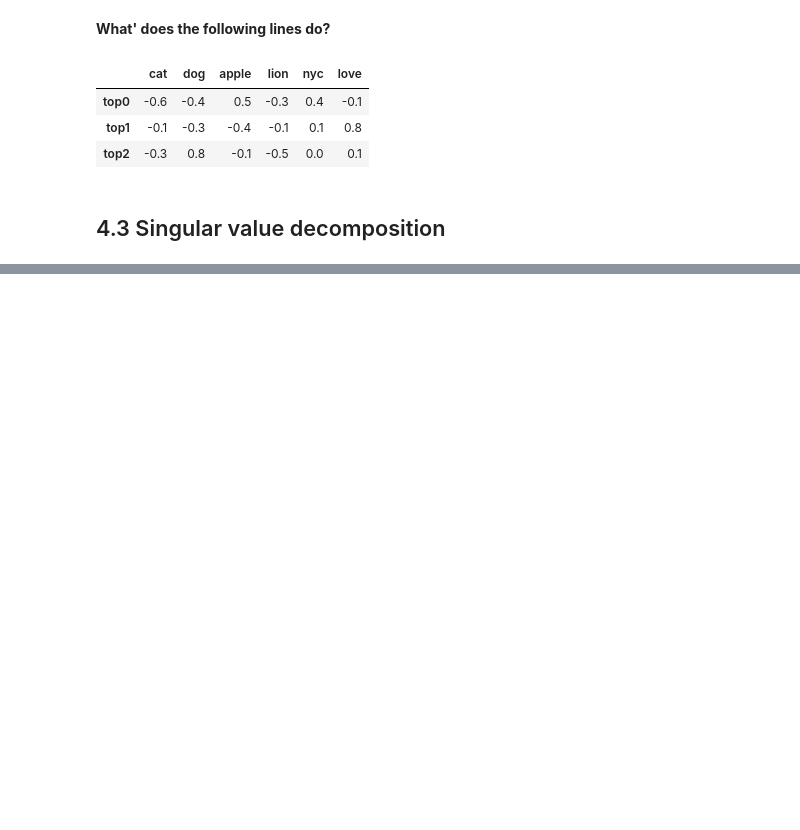
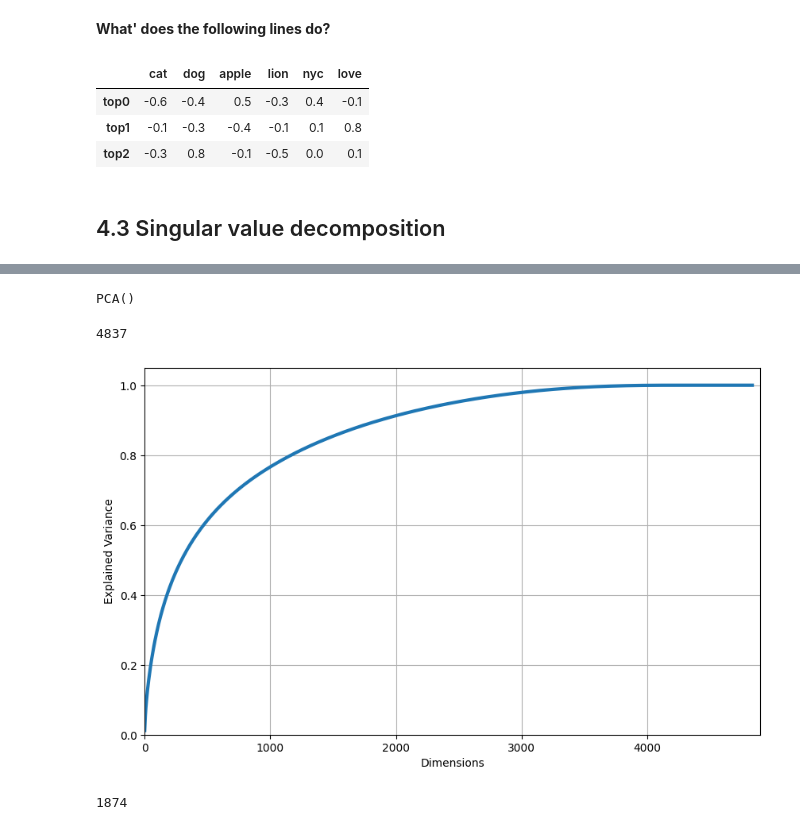
Before and after one commit to YeabinMoonEcon/BUS211, a Jupyter notebook: BUS243_NLP/lecture_codes/temp/lecture4.ipynb, the cells around one changed output, grey strips where cells are left out. Saved outputs shown, nothing was run; the diff lists cells and outputs as text; code cells hidden in the pictures; blank space fills up the shorter version.

```diff
--- a/BUS243_NLP/lecture_codes/temp/lecture4.ipynb
+++ b/BUS243_NLP/lecture_codes/temp/lecture4.ipynb
@@ -221,0 +348,2 @@ word_topic_vectors.T.round(1)
+# %%
+tfidf_docs = pd.DataFrame(tfidf_docs)
@@ -221,0 +522,28 @@ word_topic_vectors.T.round(1)
+# %%
+pca = PCA()
+# %%
+pca.fit(tfidf_docs)
+# %% [output]
+PCA()
+# %%
+cumsum = np.cumsum(pca.explained_variance_ratio_)
+# %%
+pca.n_components_
+# %% [output]
+4837
+# %%
+plt.figure(figsize=(10, 6))
+plt.plot(cumsum, linewidth=3)
+plt.axis([0, 4900, 0, 1.05])
+plt.xlabel("Dimensions")
+plt.ylabel("Explained Variance")
+plt.grid(True)
+plt.show()
+# %% [output]
+[figure, added]
+# %%
+pca = PCA(n_components=0.9)
+X_reduced = pca.fit_transform(tfidf_docs)
+pca.n_components_
+# %% [output]
+1874
```
Also changed, not shown: parts of 50 cells of this notebook, 1 other file.
